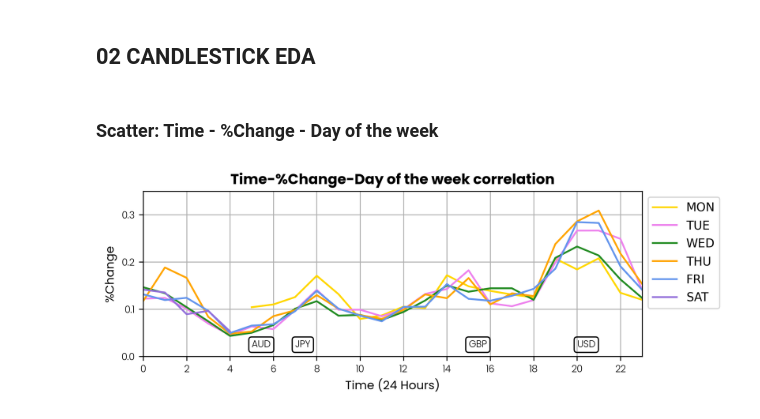
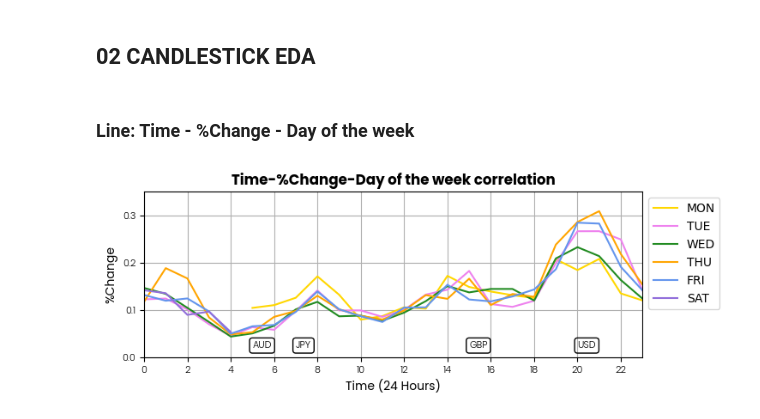
Before and after one commit to Pinkshepz/Enterprise, a Jupyter notebook: 03_Analytics/analytics.ipynb, the cells around one changed output. Saved outputs shown, nothing was run; the diff lists cells and outputs as text; code cells hidden in the pictures.

```diff
--- a/03_Analytics/analytics.ipynb
+++ b/03_Analytics/analytics.ipynb
@@ -32,7 +32,7 @@ L_FONT = {"fontproperties": fm.FontProperties(fname=FONT_PATH.format(LABEL)), "s
 C_FONT = {"fontproperties": fm.FontProperties(fname=FONT_PATH.format(CONTENT)), "size": 8}
 
 # Configure plt rc params
-plt.rcParams['figure.dpi'] = 300
+# plt.rcParams['figure.dpi'] = 300
 # %%
 # Import dataset
 PATH_XAUUSD = '/workspaces/Enterprise/03_Analytics/input/XAUUSD-1H_220103_230503.csv'
@@ -72,7 +72,7 @@ for col in DF_FOREX.columns[5:]:
 # %% [markdown]
 ## **02 CANDLESTICK EDA**
 # %% [markdown]
-### Scatter: Time - %Change - Day of the week
+### Line: Time - %Change - Day of the week
 # %%
 WEEK_COLOR = {'MON': 'gold', 'TUE': 'violet', 'WED': 'forestgreen', 'THU': 'orange', 'FRI': 'cornflowerblue', 'SAT': 'mediumpurple'}
 
@@ -97,24 +97,27 @@ TZ = {
 # %%
 # Plot scatter charts
 fig, ax = plt.subplots(1, 1, figsize=(7.5, 2.5))
 
 for column in DF_XAUUSD_A.columns:
-    ax.plot(DF_XAUUSD_A.index, DF_XAUUSD_A[column], label=column, c=WEEK_COLOR[column])
+    ax.plot(DF_XAUUSD_A.index,
+            DF_XAUUSD_A[column],
+            label=column,
+            c=WEEK_COLOR[column])
 
 for tz in TZ:
     ax.text(TZ[tz][0], 0.02, tz, color='black',
         bbox=dict(facecolor='none', edgecolor='black', boxstyle='round'), **C_FONT)
 
 # Format charts
 ax.legend(bbox_to_anchor=(1, 1))
 plt.xticks(**C_FONT)
 plt.yticks(**C_FONT)
 ax.set_title('Time-%Change-Day of the week correlation', **H_FONT)
 ax.set_xlabel('Time (24 Hours)', **L_FONT)
 ax.set_xticks(np.arange(0, 24, 2))
 ax.set_xlim([0, 23])
 ax.set_ylabel('%Change', **L_FONT)
 ax.set_ylim([0, 0.35])
 ax.grid(True)
 # %% [output]
-[figure, old version]
+[figure, new version]
```
Also changed, not shown: parts of 3 cells of this notebook, 11 other files.
